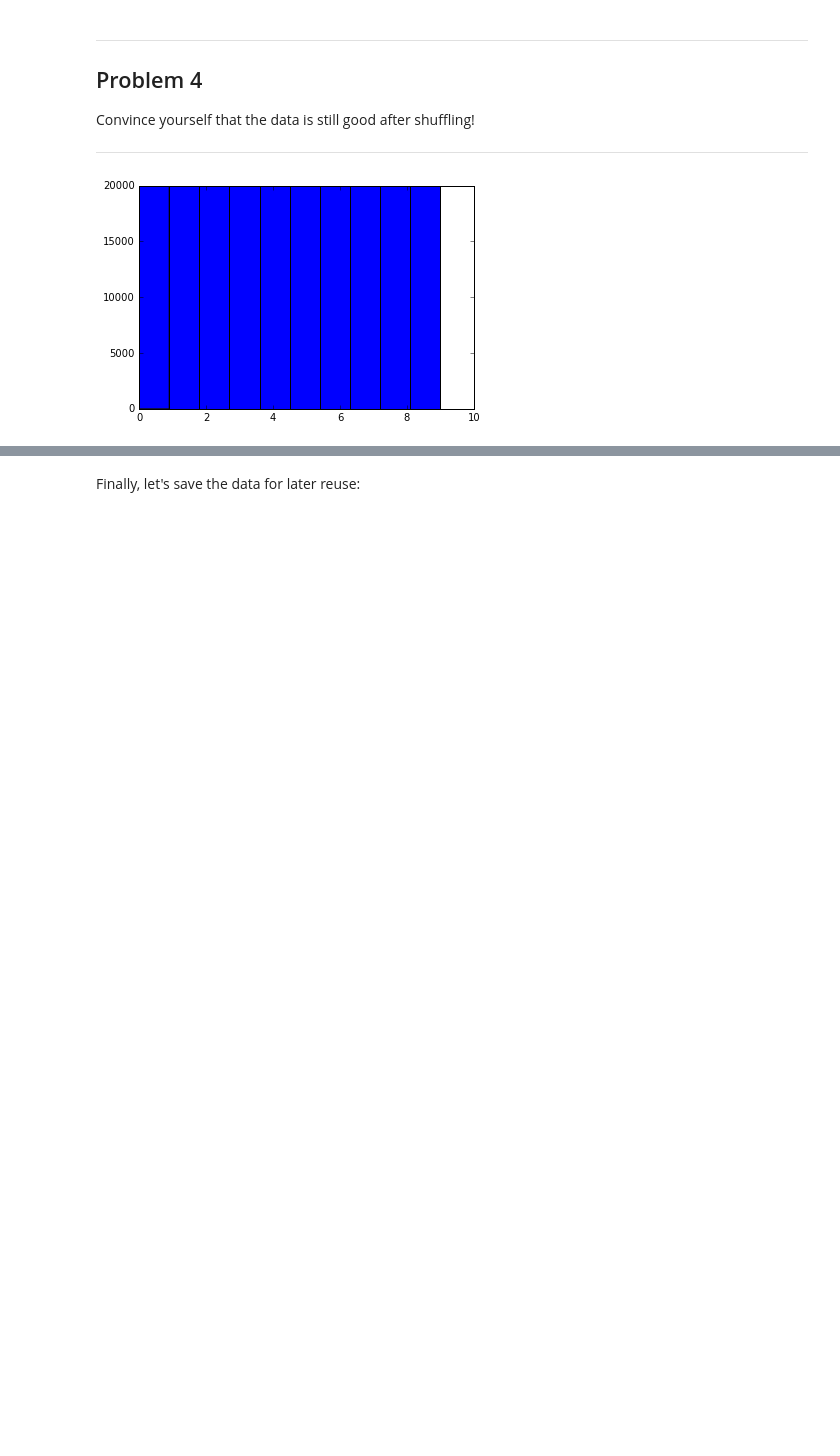
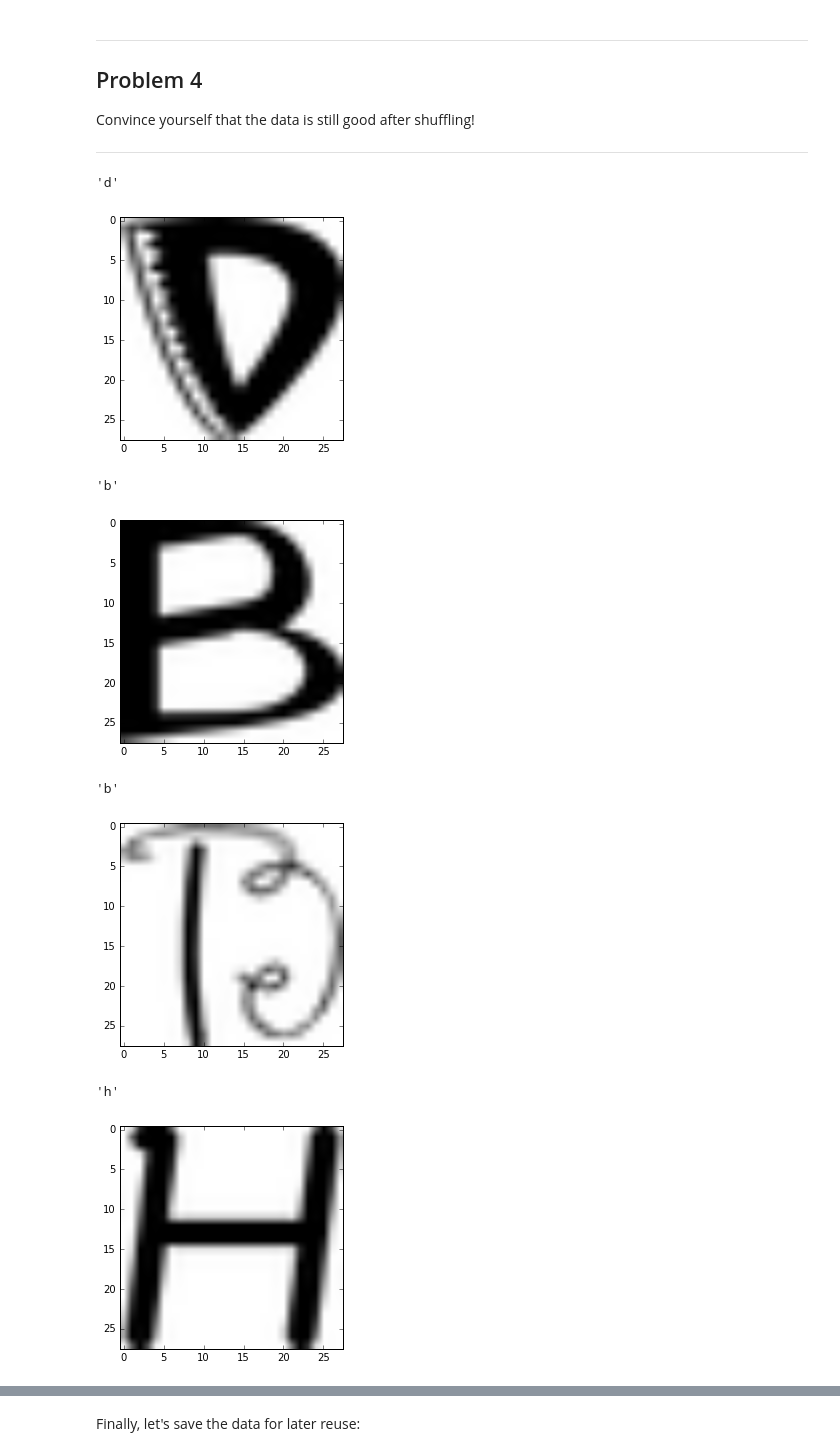
Before and after one commit to llathrop/ud730, a Jupyter notebook: 1_notmnist.ipynb, the cells around one changed output, grey strips where cells are left out. Cells and saved outputs as stored; diff of their text form; code cells hidden in the pictures; blank space fills up the shorter version.

Commit message:
feat: verify ata and label match after shuffel

```diff
--- a/1_notmnist.ipynb
+++ b/1_notmnist.ipynb
@@ -363,8 +363,21 @@ Problem 4
 Convince yourself that the data is still good after shuffling!
 
 ---
-# %%
-plt.hist(train_labels, 10)
-plt.show()
-# %% [output]
-[figure, removed]
+# %%
+for i in range(10):
+    image=random.randrange(len(train_labels))
+    display(['a','b','c','d','e','f','g','h','i','j'][train_labels[image]])
+    plt.imshow(train_dataset[image], cmap='binary')
+    plt.show()
+
+plt.hist(train_labels, 10)
+plt.show()
+# %% [output]
+'d'
+[figure, added]
+'b'
+[figure, added]
+'b'
+[figure, added]
+'h'
+[figure, added]
```
Also changed, not shown: parts of 2 cells of this notebook.
